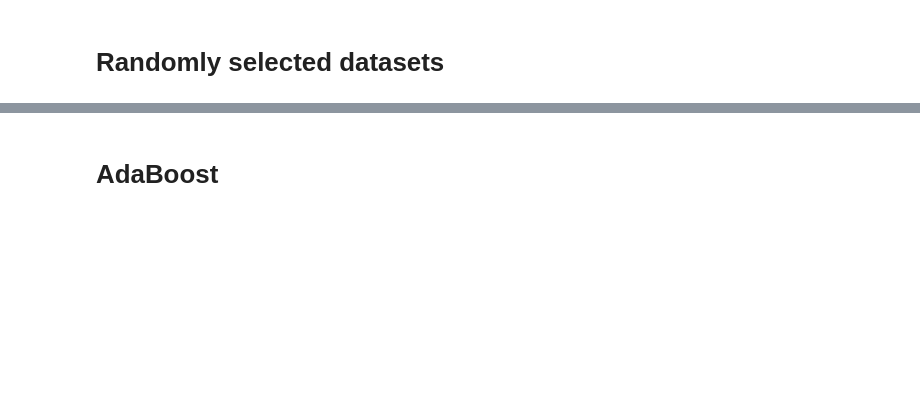
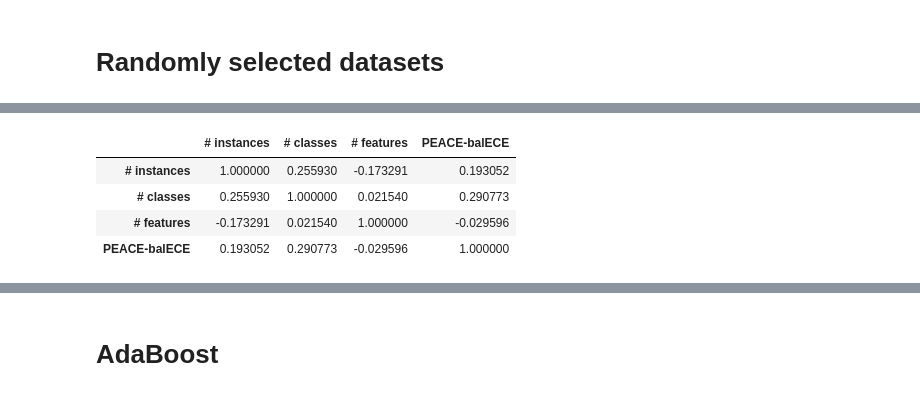
Before and after one commit to MaximLippeveld/riverreliability, a Jupyter notebook: experiments/compare_metrics_over_datasets.ipynb, the cells around one changed output, grey strips where cells are left out. Cells and saved outputs as stored; diff of their text form; code cells hidden in the pictures; blank space fills up the shorter version.

```diff
--- a/experiments/compare_metrics_over_datasets.ipynb
+++ b/experiments/compare_metrics_over_datasets.ipynb
@@ -642,0 +673,8 @@ res.summary()
+# %%
+table[["# instances", "# classes", "# features", "PEACE-balECE", "Task ID"]].groupby("Task ID").aggregate("mean").corr()
+# %% [output]
+|  | # instances | # classes | # features | PEACE-balECE |
+| # instances | 1.000000 | 0.255930 | -0.173291 | 0.193052 |
+| # classes | 0.255930 | 1.000000 | 0.021540 | 0.290773 |
+| # features | -0.173291 | 0.021540 | 1.000000 | -0.029596 |
+| PEACE-balECE | 0.193052 | 0.290773 | -0.029596 | 1.000000 |
```
Also changed, not shown: parts of 29 cells of this notebook, 1 other file.
